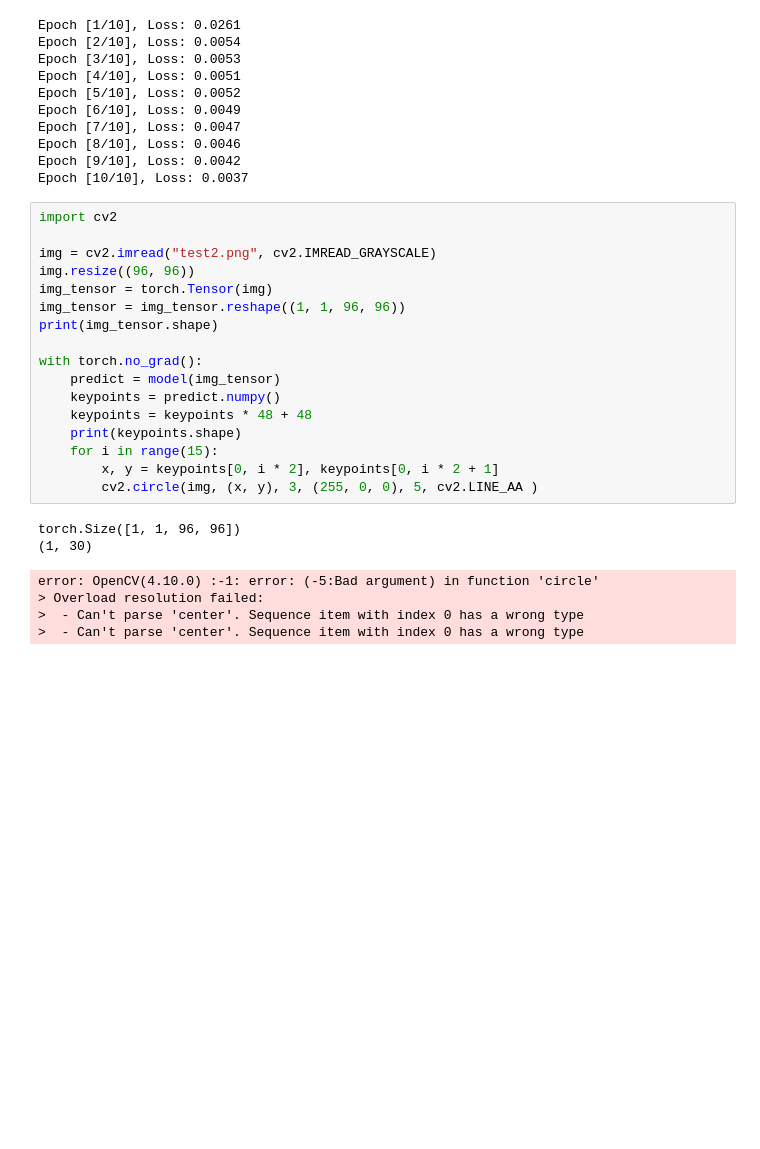
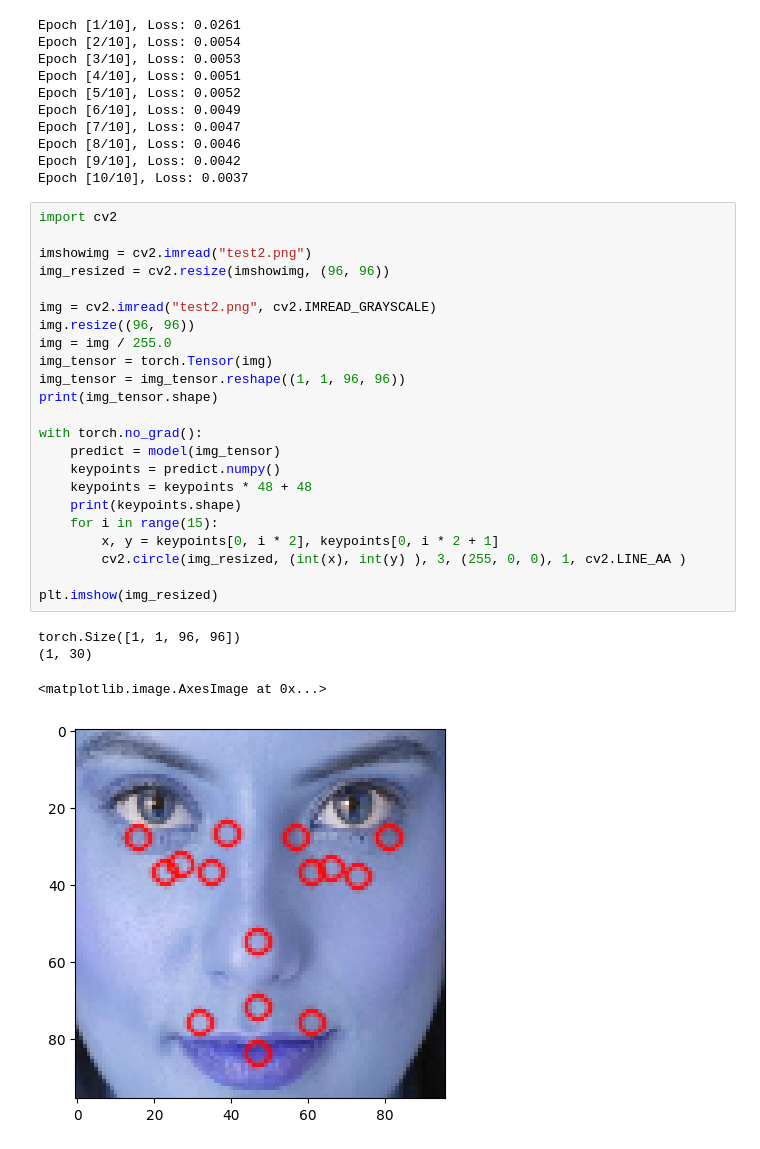
Before and after one commit to archdsp/MLExampleCode, a Jupyter notebook: vision/landmark/face-landmark-detection-pytorch.ipynb, the cells around one changed output. Drawn from its saved outputs; the diff is of its cells as text; blank space fills up the shorter version.

```diff
--- a/vision/landmark/face-landmark-detection-pytorch.ipynb
+++ b/vision/landmark/face-landmark-detection-pytorch.ipynb
@@ -238,24 +238,28 @@ Epoch [10/10], Loss: 0.0037
 # %%
 import cv2
 
+imshowimg = cv2.imread("test2.png")
+img_resized = cv2.resize(imshowimg, (96, 96))
+
 img = cv2.imread("test2.png", cv2.IMREAD_GRAYSCALE)
 img.resize((96, 96))
+img = img / 255.0
 img_tensor = torch.Tensor(img)
 img_tensor = img_tensor.reshape((1, 1, 96, 96))
 print(img_tensor.shape)
 
 with torch.no_grad():
     predict = model(img_tensor)
     keypoints = predict.numpy()
     keypoints = keypoints * 48 + 48
     print(keypoints.shape)
     for i in range(15):
         x, y = keypoints[0, i * 2], keypoints[0, i * 2 + 1]
-        cv2.circle(img, (x, y), 3, (255, 0, 0), 5, cv2.LINE_AA )
+        cv2.circle(img_resized, (int(x), int(y) ), 3, (255, 0, 0), 1, cv2.LINE_AA )
+
+plt.imshow(img_resized)
 # %% [output]
 torch.Size([1, 1, 96, 96])
 (1, 30)
-error: OpenCV(4.10.0) :-1: error: (-5:Bad argument) in function 'circle'
-> Overload resolution failed:
->  - Can't parse 'center'. Sequence item with index 0 has a wrong type
->  - Can't parse 'center'. Sequence item with index 0 has a wrong type
+<matplotlib.image.AxesImage at 0x...>
+[figure, added]
```
Also changed, not shown: 3 other files.
